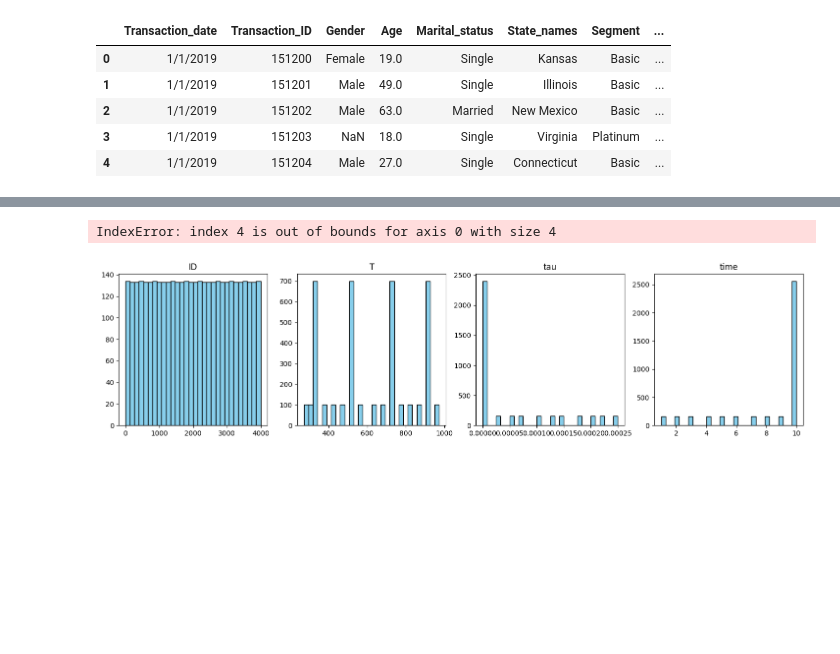
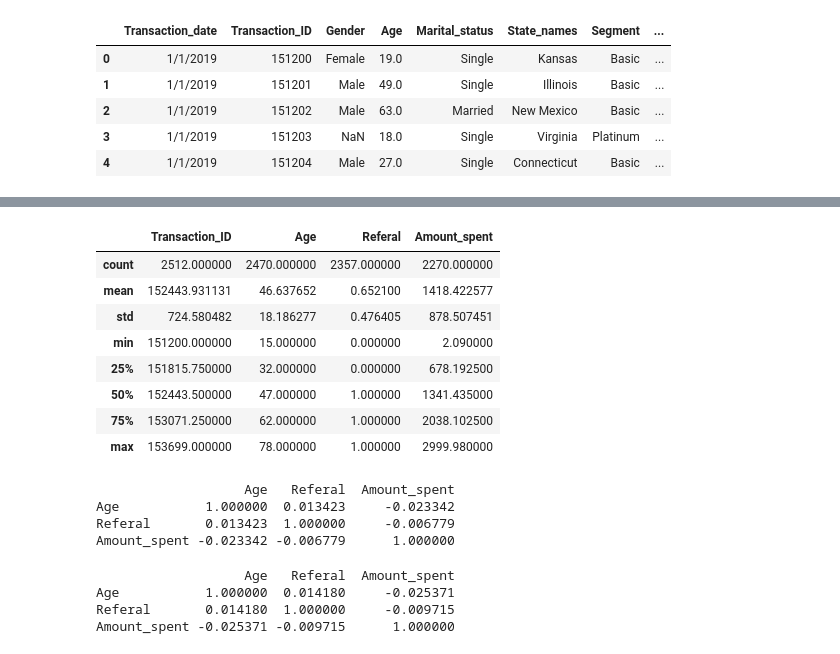
Before and after one commit to milindasandaru/SE4050_DL_Labs, a Jupyter notebook: Lab_Sheet_01/Task1_online_storecustomerPracticle.ipynb, the cells around one changed output, grey strips where cells are left out. Cells and saved outputs as stored; diff of their text form; code cells hidden in the pictures; blank space fills up the shorter version.

```diff
--- a/Lab_Sheet_01/Task1_online_storecustomerPracticle.ipynb
+++ b/Lab_Sheet_01/Task1_online_storecustomerPracticle.ipynb
@@ -246,13 +123,0 @@ max          0.0   -783.428590  4470.351000
-# %%
-fig, axes = plt.subplots(1,4,figsize=(18,4))
-
-for i, col in enumerate(df.columns):
-    axes[i].hist(df[col], bins=30, color='skyblue', edgecolor='black')
-    axes[i].set_title(col)
-
-plt.tight_layout()
-
-plt.show()
-# %% [output]
-IndexError: index 4 is out of bounds for axis 0 with size 4
-[figure, removed]
@@ -274,0 +124,14 @@ plt.show()
+# %%
+customer.shape
+customer.dtypes
+customer.describe()
+# %% [output]
+|  | Transaction_ID | Age | Referal | Amount_spent |
+| count | 2512.000000 | 2470.000000 | 2357.000000 | 2270.000000 |
+| mean | 152443.931131 | 46.637652 | 0.652100 | 1418.422577 |
+| std | 724.580482 | 18.186277 | 0.476405 | 878.507451 |
+| min | 151200.000000 | 15.000000 | 0.000000 | 2.090000 |
+| 25% | 151815.750000 | 32.000000 | 0.000000 | 678.192500 |
+| 50% | 152443.500000 | 47.000000 | 1.000000 | 1341.435000 |
+| 75% | 153071.250000 | 62.000000 | 1.000000 | 2038.102500 |
+| max | 153699.000000 | 78.000000 | 1.000000 | 2999.980000 |
@@ -274,0 +145,14 @@ plt.show()
+# %%
+print(pearson)
+# %% [output]
+                   Age   Referal  Amount_spent
+Age           1.000000  0.013423     -0.023342
+Referal       0.013423  1.000000     -0.006779
+Amount_spent -0.023342 -0.006779      1.000000
+# %%
+print(spearman)
+# %% [output]
+                   Age   Referal  Amount_spent
+Age           1.000000  0.014180     -0.025371
+Referal       0.014180  1.000000     -0.009715
+Amount_spent -0.025371 -0.009715      1.000000
```
Also changed, not shown: parts of 21 cells of this notebook.
